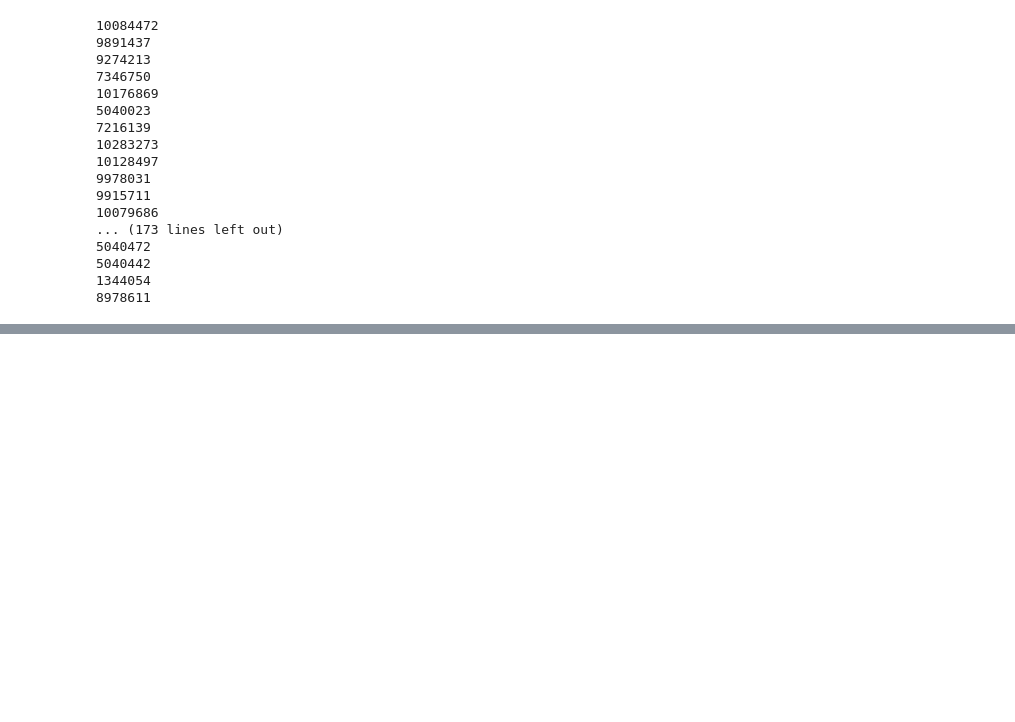
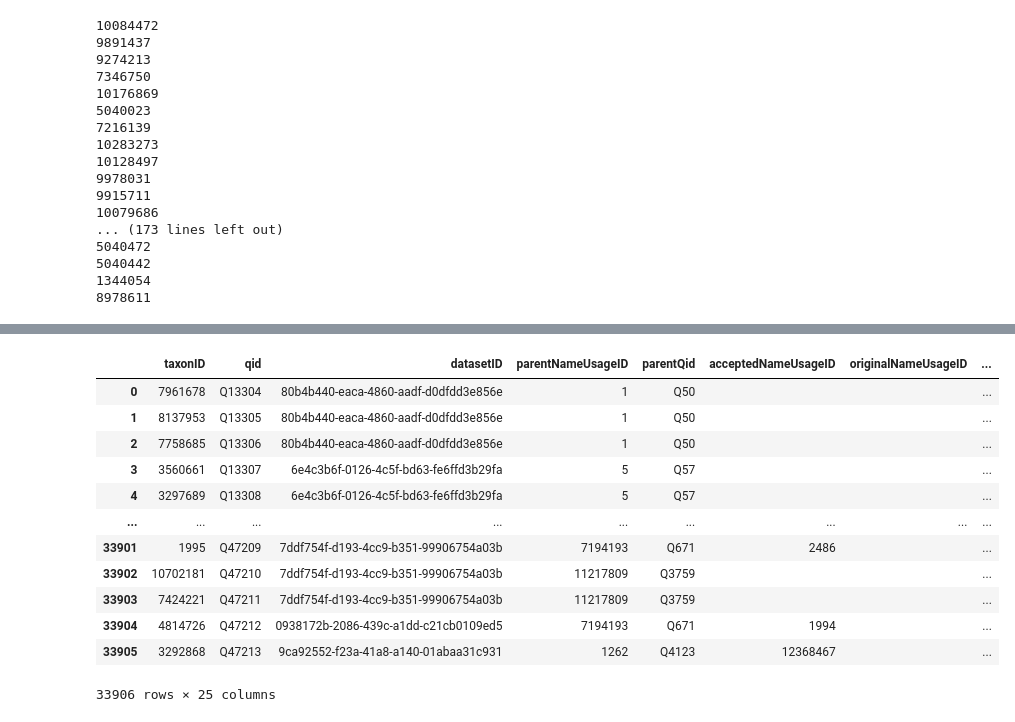
Before and after one commit to DavidFichtmueller/TRE-Import, a Jupyter notebook: TRE Taxonomic Backbone Import.ipynb, the cells around one changed output, grey strips where cells are left out. Drawn from its saved outputs; the diff is of its cells as text; code cells hidden in the pictures; blank space fills up the shorter version.

```diff
--- a/TRE Taxonomic Backbone Import.ipynb
+++ b/TRE Taxonomic Backbone Import.ipynb
@@ -637,0 +1040,16 @@ importTaxonName(family,login_instance)
+# %%
+#similar than before, fill all of the gaps from the previous query by querying the API and get the information
+#from there
+from wikibaseintegrator.wbi_exceptions import MissingEntityException
+missing_count = 0
+for i in range(1,47295):
+    qid = "Q"+str(i)
+    if(len(qid_gbifid_map[qid_gbifid_map["taxonNameItem"] == qid])==0):
+        try:
+            missing_item = wbi.item.get(entity_id=qid)
+            if("P7" in missing_item.get_json()["claims"]):
+                missing_id = missing_item.get_json()["claims"]["P7"][0]["mainsnak"]["datavalue"]["value"]
+                df_tmp = pd.DataFrame([[qid,missing_id]], columns=['taxonNameItem','GBIF_ID'])
+                qid_gbifid_map = pd.concat([qid_gbifid_map, df_tmp]).reset_index(drop=True)
+        except MissingEntityException as error:
+            missing_count = missing_count + 1
@@ -637,0 +1080,43 @@ importTaxonName(family,login_instance)
+# %%
+#now we merge the previous table with the family table, twice, once for the items themselves and for their parent taxon
+#name.
+#The resulting table is then used to import the links to the parent taxon.
+
+#merge the two tables as a left join
+family_with_qids = pd.merge(family, qid_gbifid_map, left_on="taxonID", right_on="GBIF_ID", how="left", sort=False)
+#drop column "GBIF_ID" as it is the same as the "taxonID"
+family_with_qids = family_with_qids.drop(columns = ['GBIF_ID'])
+#rename the column "taxonNameItem" to qid
+family_with_qids = family_with_qids.rename(columns={'taxonNameItem': 'qid'})
+#move column "qid" to the second postion
+col = family_with_qids.pop("qid")
+family_with_qids.insert(1, col.name, col)
+
+
+#merge the two tables again as a left join, thistime for the "parentNameUsageID"
+family_with_qids = pd.merge(family_with_qids, qid_gbifid_map, left_on="parentNameUsageID", right_on="GBIF_ID", how="left", sort=False)
+#drop column "GBIF_ID" as it is the same as the "parentNameUsageID"
+family_with_qids = family_with_qids.drop(columns = ['GBIF_ID'])
+#rename the column "taxonNameItem" to qid
+family_with_qids = family_with_qids.rename(columns={'taxonNameItem': 'parentQid'})
+#move column "parenQid" to the fifths postion
+col = family_with_qids.pop("parentQid")
+family_with_qids.insert(4, col.name, col)
+
+family_with_qids.qid = family_with_qids.qid.fillna('')
+family_with_qids.parentQid = family_with_qids.parentQid.fillna('')
+family_with_qids
+# %% [output]
+|  | taxonID | qid | datasetID | parentNameUsageID | parentQid | acceptedNameUsageID | originalNameUsageID | ... |
+| 0 | 7961678 | Q13304 | 80b4b440-eaca-4860-aadf-d0dfdd3e856e | 1 | Q50 |  |  | ... |
+| 1 | 8137953 | Q13305 | 80b4b440-eaca-4860-aadf-d0dfdd3e856e | 1 | Q50 |  |  | ... |
+| 2 | 7758685 | Q13306 | 80b4b440-eaca-4860-aadf-d0dfdd3e856e | 1 | Q50 |  |  | ... |
+| 3 | 3560661 | Q13307 | 6e4c3b6f-0126-4c5f-bd63-fe6ffd3b29fa | 5 | Q57 |  |  | ... |
+| 4 | 3297689 | Q13308 | 6e4c3b6f-0126-4c5f-bd63-fe6ffd3b29fa | 5 | Q57 |  |  | ... |
+| ... | ... | ... | ... | ... | ... | ... | ... | ... |
+| 33901 | 1995 | Q47209 | 7ddf754f-d193-4cc9-b351-99906754a03b | 7194193 | Q671 | 2486 |  | ... |
+| 33902 | 10702181 | Q47210 | 7ddf754f-d193-4cc9-b351-99906754a03b | 11217809 | Q3759 |  |  | ... |
+| 33903 | 7424221 | Q47211 | 7ddf754f-d193-4cc9-b351-99906754a03b | 11217809 | Q3759 |  |  | ... |
+| 33904 | 4814726 | Q47212 | 0938172b-2086-439c-a1dd-c21cb0109ed5 | 7194193 | Q671 | 1994 |  | ... |
+| 33905 | 3292868 | Q47213 | 9ca92552-f23a-41a8-a140-01abaa31c931 | 1262 | Q4123 | 12368467 |  | ... |
+33906 rows × 25 columns
```
Also changed, not shown: parts of 36 cells of this notebook.
